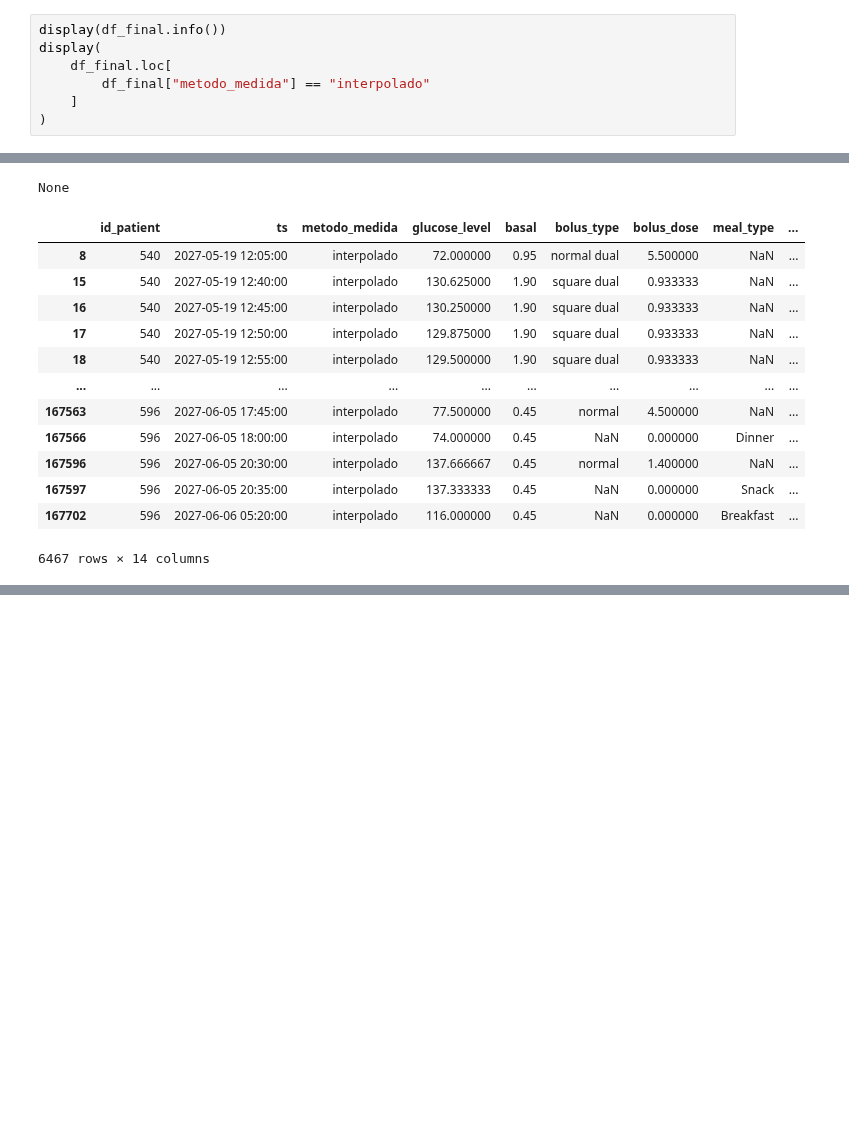
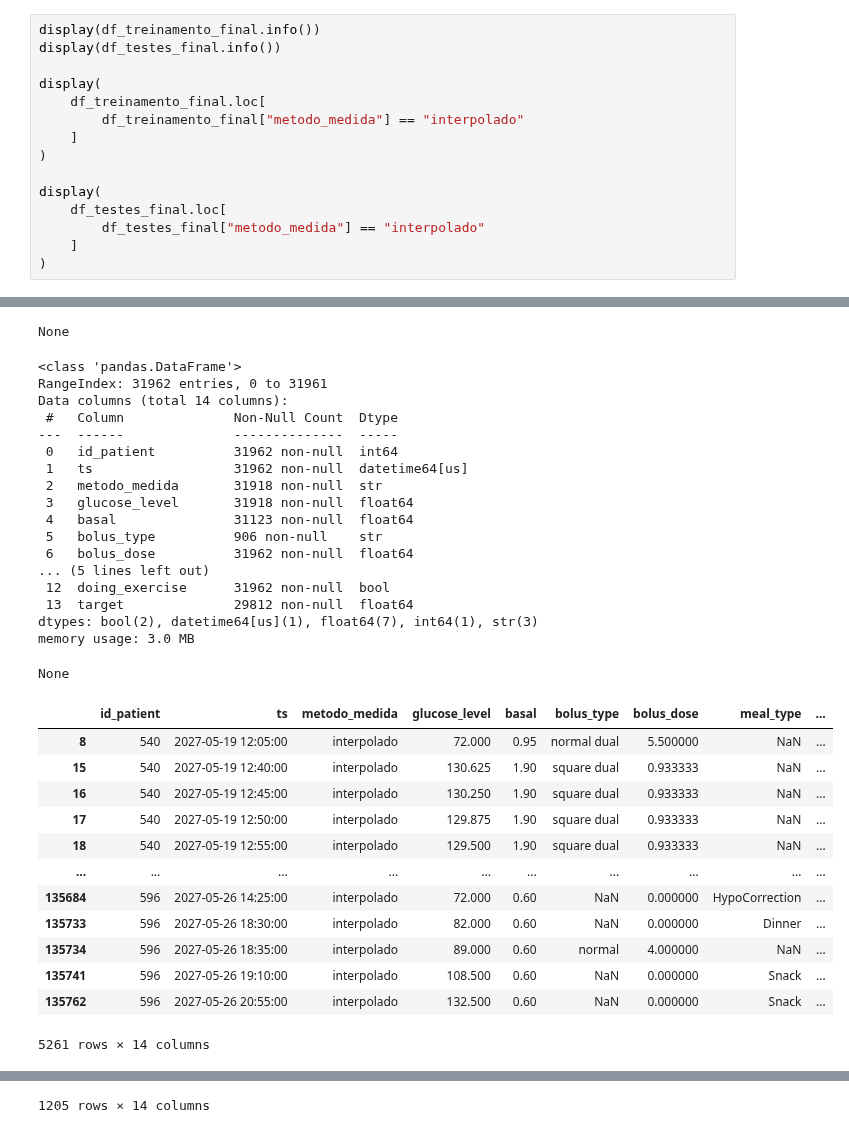
Before and after one commit to CarlosMut24/TCC_Predicao_glicemia, a Jupyter notebook: Scripts/pandas_imp.ipynb, the cells around one changed output, grey strips where cells are left out. Saved outputs shown, nothing was run; the diff lists cells and outputs as text; blank space fills up the shorter version.

Commit message:
separando os dados de teste dos de treinamento

```diff
--- a/Scripts/pandas_imp.ipynb
+++ b/Scripts/pandas_imp.ipynb
@@ -299,9 +376,17 @@ display(df_final)
 # %%
-display(df_final.info())
+display(df_treinamento_final.info())
+display(df_testes_final.info())
+
 display(
-    df_final.loc[
-        df_final["metodo_medida"] == "interpolado"
+    df_treinamento_final.loc[
+        df_treinamento_final["metodo_medida"] == "interpolado"
     ]
 )
+
+display(
+    df_testes_final.loc[
+        df_testes_final["metodo_medida"] == "interpolado"
+    ]
+)
 # %% [output]
 <class 'pandas.DataFrame'>
@@ -324,14 +409,32 @@ memory usage: 15.7 MB
 None
+<class 'pandas.DataFrame'>
+RangeIndex: 31962 entries, 0 to 31961
+Data columns (total 14 columns):
+ #   Column              Non-Null Count  Dtype
+---  ------              --------------  -----
+ 0   id_patient          31962 non-null  int64
+ 1   ts                  31962 non-null  datetime64[us]
+ 2   metodo_medida       31918 non-null  str
+ 3   glucose_level       31918 non-null  float64
+ 4   basal               31123 non-null  float64
+ 5   bolus_type          906 non-null    str
+ 6   bolus_dose          31962 non-null  float64
+... (5 lines left out)
+ 12  doing_exercise      31962 non-null  bool
+ 13  target              29812 non-null  float64
+dtypes: bool(2), datetime64[us](1), float64(7), int64(1), str(3)
+memory usage: 3.0 MB
+None
 |  | id_patient | ts | metodo_medida | glucose_level | basal | bolus_type | bolus_dose | meal_type | ... |
-| 8 | 540 | 2027-05-19 12:05:00 | interpolado | 72.000000 | 0.95 | normal dual | 5.500000 | NaN | ... |
-| 15 | 540 | 2027-05-19 12:40:00 | interpolado | 130.625000 | 1.90 | square dual | 0.933333 | NaN | ... |
-| 16 | 540 | 2027-05-19 12:45:00 | interpolado | 130.250000 | 1.90 | square dual | 0.933333 | NaN | ... |
-| 17 | 540 | 2027-05-19 12:50:00 | interpolado | 129.875000 | 1.90 | square dual | 0.933333 | NaN | ... |
-| 18 | 540 | 2027-05-19 12:55:00 | interpolado | 129.500000 | 1.90 | square dual | 0.933333 | NaN | ... |
+| 8 | 540 | 2027-05-19 12:05:00 | interpolado | 72.000 | 0.95 | normal dual | 5.500000 | NaN | ... |
+| 15 | 540 | 2027-05-19 12:40:00 | interpolado | 130.625 | 1.90 | square dual | 0.933333 | NaN | ... |
+| 16 | 540 | 2027-05-19 12:45:00 | interpolado | 130.250 | 1.90 | square dual | 0.933333 | NaN | ... |
+| 17 | 540 | 2027-05-19 12:50:00 | interpolado | 129.875 | 1.90 | square dual | 0.933333 | NaN | ... |
+| 18 | 540 | 2027-05-19 12:55:00 | interpolado | 129.500 | 1.90 | square dual | 0.933333 | NaN | ... |
 | ... | ... | ... | ... | ... | ... | ... | ... | ... | ... |
-| 167563 | 596 | 2027-06-05 17:45:00 | interpolado | 77.500000 | 0.45 | normal | 4.500000 | NaN | ... |
-| 167566 | 596 | 2027-06-05 18:00:00 | interpolado | 74.000000 | 0.45 | NaN | 0.000000 | Dinner | ... |
-| 167596 | 596 | 2027-06-05 20:30:00 | interpolado | 137.666667 | 0.45 | normal | 1.400000 | NaN | ... |
-| 167597 | 596 | 2027-06-05 20:35:00 | interpolado | 137.333333 | 0.45 | NaN | 0.000000 | Snack | ... |
-| 167702 | 596 | 2027-06-06 05:20:00 | interpolado | 116.000000 | 0.45 | NaN | 0.000000 | Breakfast | ... |
+| 135684 | 596 | 2027-05-26 14:25:00 | interpolado | 72.000 | 0.60 | NaN | 0.000000 | HypoCorrection | ... |
+| 135733 | 596 | 2027-05-26 18:30:00 | interpolado | 82.000 | 0.60 | NaN | 0.000000 | Dinner | ... |
+| 135734 | 596 | 2027-05-26 18:35:00 | interpolado | 89.000 | 0.60 | normal | 4.000000 | NaN | ... |
+| 135741 | 596 | 2027-05-26 19:10:00 | interpolado | 108.500 | 0.60 | NaN | 0.000000 | Snack | ... |
+| 135762 | 596 | 2027-05-26 20:55:00 | interpolado | 132.500 | 0.60 | NaN | 0.000000 | Snack | ... |
-6467 rows × 14 columns
+5261 rows × 14 columns
@@ -337,0 +453 @@ None
+1205 rows × 14 columns
```
Also changed, not shown: parts of 4 cells of this notebook, 6 other files.
